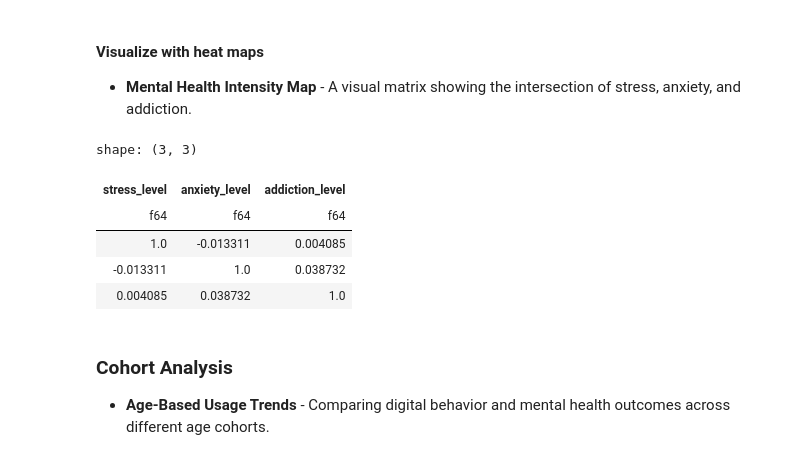
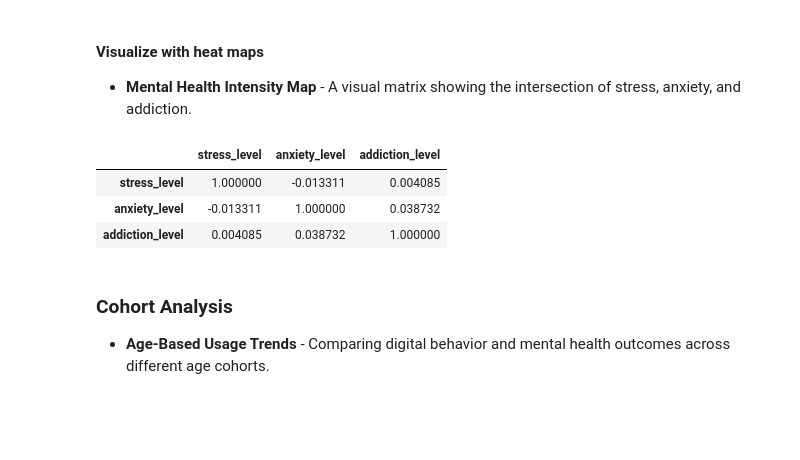
Before and after one commit to MarcelNazare/Social-Media-Impact-on-Teen-Mental-Health, a Jupyter notebook: notebooks/statistical_analysis.ipynb, the cells around one changed output. Cells and saved outputs as stored; diff of their text form; code cells hidden in the pictures; blank space fills up the shorter version.

```diff
--- a/notebooks/statistical_analysis.ipynb
+++ b/notebooks/statistical_analysis.ipynb
@@ -166,15 +165,13 @@ Pearson Correlation between daily socialy media hours and anxiety level: 0.2
 - **Mental Health Intensity Map** - A visual matrix showing the intersection of stress, anxiety, and addiction.
 # %%
 # Correlation Intersection between stress level, anxiety level and addiction level
-corr_df = df[['stress_level','anxiety_level','addiction_level']]
+corr_df = df.to_pandas()[['stress_level','anxiety_level','addiction_level']]
 corr_matrix = corr_df.corr()
 corr_matrix
 # %% [output]
-shape: (3, 3)
-| stress_level | anxiety_level | addiction_level |
-| f64 | f64 | f64 |
-| 1.0 | -0.013311 | 0.004085 |
-| -0.013311 | 1.0 | 0.038732 |
-| 0.004085 | 0.038732 | 1.0 |
+|  | stress_level | anxiety_level | addiction_level |
+| stress_level | 1.000000 | -0.013311 | 0.004085 |
+| anxiety_level | -0.013311 | 1.000000 | 0.038732 |
+| addiction_level | 0.004085 | 0.038732 | 1.000000 |
 # %%
 fig = px.imshow(corr_matrix,text_auto=True)
```
Also changed, not shown: parts of 34 cells of this notebook, 20 other files.
